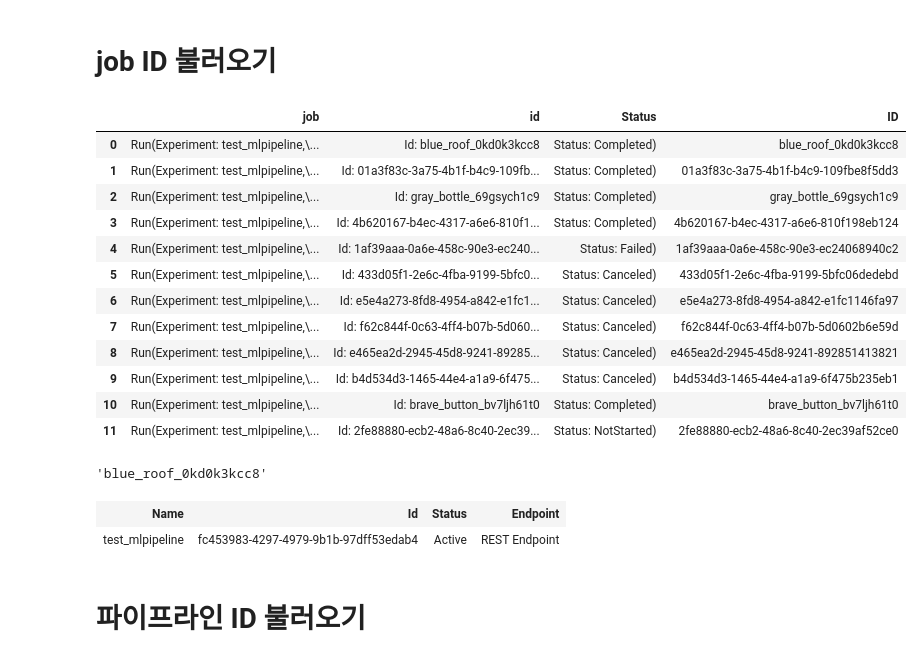
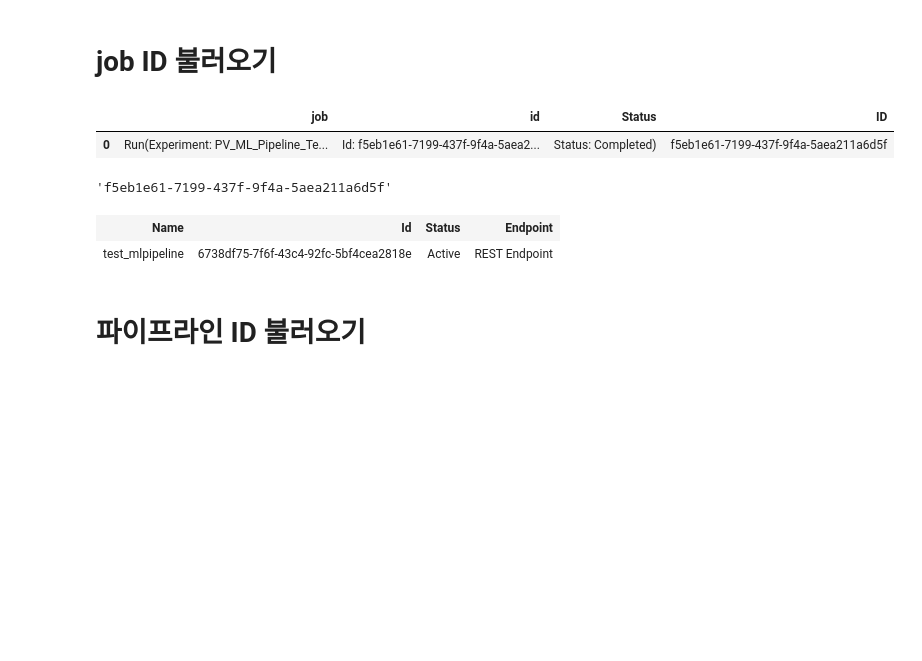
Before and after one commit to ljih0371/jhlim, a Jupyter notebook: 2. 프로젝트/2. MLOps/publish_test.ipynb, the cells around one changed output. Cells and saved outputs as stored; diff of their text form; code cells hidden in the pictures; blank space fills up the shorter version.

```diff
--- a/2. 프로젝트/2. MLOps/publish_test.ipynb
+++ b/2. 프로젝트/2. MLOps/publish_test.ipynb
@@ -42,30 +46,19 @@ ws = Workspace.get(subscription_id="7722d447-2b14-4ca2-83c1-b4df9454a55a",
 # %%
 # Experiment "test_mlpipeline"의 job 목록들 불러와서 데이터프레임으로 변환
 
-exp = Experiment(workspace=ws, name="test_mlpipeline")
+exp = Experiment(workspace=ws, name="PV_ML_Pipeline_Test_09-16-2022-07-19")
 run_list = pd.DataFrame(exp.get_runs(),columns=['job'])
 
 #Stauts, ID 추출
 run_list['id'] = run_list.job.astype(str).str.split(',\n').str[1]
 run_list['Status'] = run_list.job.astype(str).str.split(',\n').str[3]
 
 run_list['ID'] = run_list.id.astype(str).str.split('Id:').str[1]
 
 run_list
 # %% [output]
 |  | job | id | Status | ID |
-| 0 | Run(Experiment: test_mlpipeline,\... | Id: blue_roof_0kd0k3kcc8 | Status: Completed) | blue_roof_0kd0k3kcc8 |
-| 1 | Run(Experiment: test_mlpipeline,\... | Id: 01a3f83c-3a75-4b1f-b4c9-109fb... | Status: Completed) | 01a3f83c-3a75-4b1f-b4c9-109fbe8f5dd3 |
-| 2 | Run(Experiment: test_mlpipeline,\... | Id: gray_bottle_69gsych1c9 | Status: Completed) | gray_bottle_69gsych1c9 |
-| 3 | Run(Experiment: test_mlpipeline,\... | Id: 4b620167-b4ec-4317-a6e6-810f1... | Status: Completed) | 4b620167-b4ec-4317-a6e6-810f198eb124 |
-| 4 | Run(Experiment: test_mlpipeline,\... | Id: 1af39aaa-0a6e-458c-90e3-ec240... | Status: Failed) | 1af39aaa-0a6e-458c-90e3-ec24068940c2 |
-| 5 | Run(Experiment: test_mlpipeline,\... | Id: 433d05f1-2e6c-4fba-9199-5bfc0... | Status: Canceled) | 433d05f1-2e6c-4fba-9199-5bfc06dedebd |
-| 6 | Run(Experiment: test_mlpipeline,\... | Id: e5e4a273-8fd8-4954-a842-e1fc1... | Status: Canceled) | e5e4a273-8fd8-4954-a842-e1fc1146fa97 |
-| 7 | Run(Experiment: test_mlpipeline,\... | Id: f62c844f-0c63-4ff4-b07b-5d060... | Status: Canceled) | f62c844f-0c63-4ff4-b07b-5d0602b6e59d |
-| 8 | Run(Experiment: test_mlpipeline,\... | Id: e465ea2d-2945-45d8-9241-89285... | Status: Canceled) | e465ea2d-2945-45d8-9241-892851413821 |
-| 9 | Run(Experiment: test_mlpipeline,\... | Id: b4d534d3-1465-44e4-a1a9-6f475... | Status: Canceled) | b4d534d3-1465-44e4-a1a9-6f475b235eb1 |
-| 10 | Run(Experiment: test_mlpipeline,\... | Id: brave_button_bv7ljh61t0 | Status: Completed) | brave_button_bv7ljh61t0 |
-| 11 | Run(Experiment: test_mlpipeline,\... | Id: 2fe88880-ecb2-48a6-8c40-2ec39... | Status: NotStarted) | 2fe88880-ecb2-48a6-8c40-2ec39af52ce0 |
+| 0 | Run(Experiment: PV_ML_Pipeline_Te... | Id: f5eb1e61-7199-437f-9f4a-5aea2... | Status: Completed) | f5eb1e61-7199-437f-9f4a-5aea211a6d5f |
 # %%
 # 첫번째줄 id만 추출, 공백 제거
 job_ID = run_list.iloc[0,3]
@@ -73,7 +66,7 @@ job_ID = job_ID.replace(" ", "")
 
 job_ID
 # %% [output]
-'blue_roof_0kd0k3kcc8'
+'f5eb1e61-7199-437f-9f4a-5aea211a6d5f'
 # %%
 
 pipeline_run = PipelineRun(experiment=Experiment(ws, "test_mlpipeline"), run_id= job_ID)
@@ -85,7 +78,7 @@ published_pipeline = pipeline_run.publish_pipeline(name="test_mlpipeline",
 published_pipeline
 # %% [output]
 | Name | Id | Status | Endpoint |
-| test_mlpipeline | fc453983-4297-4979-9b1b-97dff53edab4 | Active | REST Endpoint |
+| test_mlpipeline | 6738df75-7f6f-43c4-92fc-5bf4cea2818e | Active | REST Endpoint |
 # %% [markdown]
 # 파이프라인 ID 불러오기
 # %%
```
Also changed, not shown: parts of 5 cells of this notebook, 13 other files.
